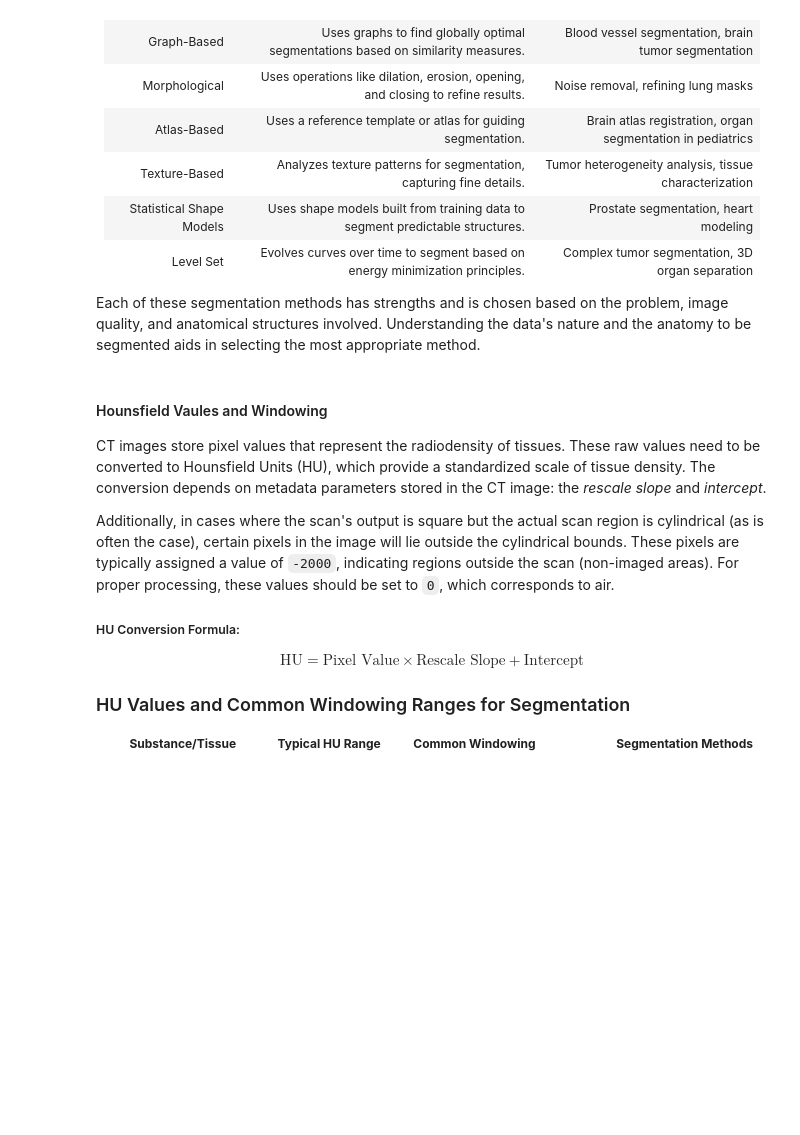
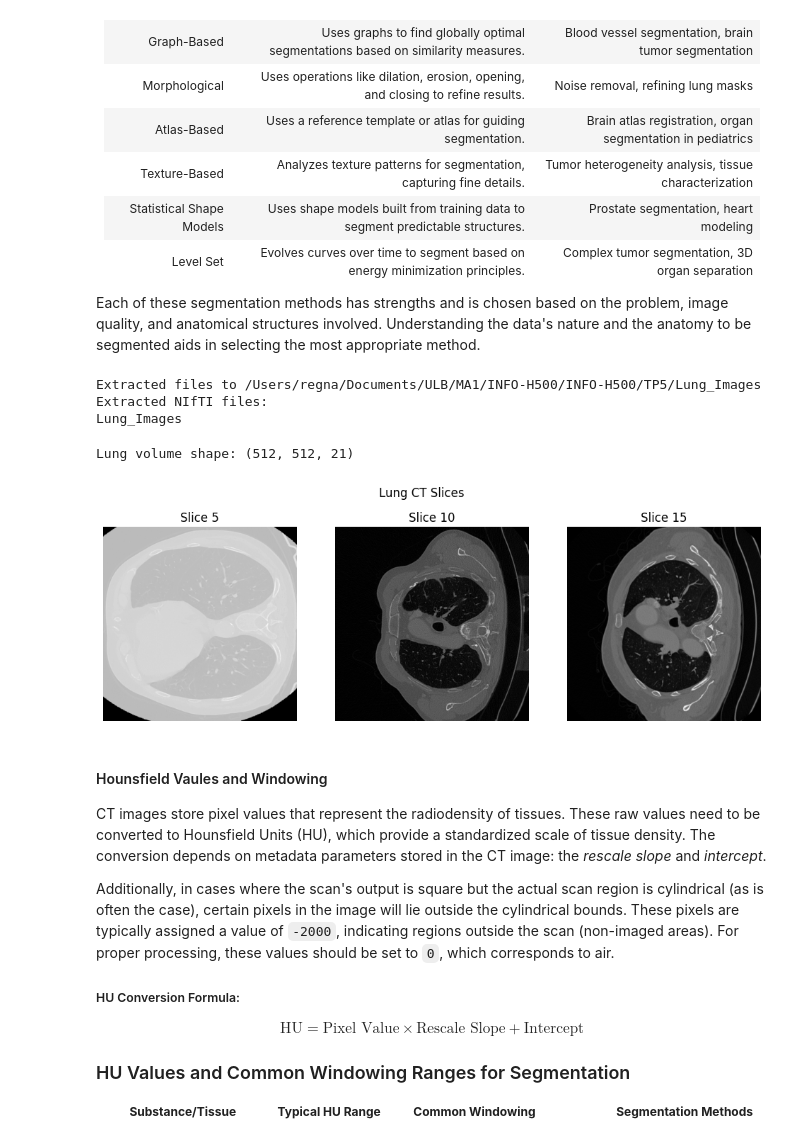
Before and after one commit to liseregn/INFO-H500, a Jupyter notebook: TP5/TP5_Medical_Image_Segmentation.ipynb, the cells around one changed output. Saved outputs shown, nothing was run; the diff lists cells and outputs as text; code cells hidden in the pictures; blank space fills up the shorter version.

```diff
--- a/TP5/TP5_Medical_Image_Segmentation.ipynb
+++ b/TP5/TP5_Medical_Image_Segmentation.ipynb
@@ -50,9 +50,38 @@ from skimage.feature import canny, local_binary_pattern
 from skimage.morphology import disk
 import os
 import glob
+# %%
+#Unzip
+import zipfile
+import os
+# Path to the zip file and the directory where the contents will be extracted
+zip_file_path = '/Users/regna/Documents/ULB/MA1/INFO-H500/INFO-H500/TP5/Lung_Images.zip'
+extract_dir = '/Users/regna/Documents/ULB/MA1/INFO-H500/INFO-H500/TP5/Lung_Images'
+
+# Check if the zip file exists
+if os.path.exists(zip_file_path):
+    # Unzip the file
+    with zipfile.ZipFile(zip_file_path, 'r') as zip_ref:
+        zip_ref.extractall(extract_dir)
+    print(f"Extracted files to {extract_dir}")
+
+    # List the contents of the extracted folder
+    extracted_files = os.listdir(extract_dir)
+    print("Extracted NIfTI files:")
+    for file in extracted_files:
+        print(file)
+else:
+    print(f"Zip file not found: {zip_file_path}")
+
+# Directory containing your DICOM files
+dicom_dir = 'Lung_images/Lung_images'
+# %% [output]
+Extracted files to /Users/regna/Documents/ULB/MA1/INFO-H500/INFO-H500/TP5/Lung_Images
+Extracted NIfTI files:
+Lung_Images
 # %%
 # Load the Lung CT slices
-input_folder = "/path/to/lung_ct_images/"
+input_folder = "/Users/regna/Documents/ULB/MA1/INFO-H500/INFO-H500/TP5/Lung_images/Lung_Images"
 file_paths = sorted(glob.glob(os.path.join(input_folder, "*.nii.gz")))
 
 # Function to resize slices to a common shape
@@ -65,8 +94,13 @@ reference_shape = nib.load(file_paths[0]).get_fdata().shape
 # Combine all slices into a 3D array with uniform shape
 lung_slices = []
 for fp in file_paths:
-    # -- Your code here -- #
+    slice_data = nib.load(fp).get_fdata()
+    if slice_data.shape != reference_shape:
+        slice_data = resize_to_shape(slice_data, reference_shape)
+    lung_slices.append(slice_data)
 
 # Stack resized slices into a 3D volume
 lung_volume = np.stack(lung_slices, axis=-1)
-print(f"Lung volume shape: {lung_volume.shape}")
+print(f"Lung volume shape: {lung_volume.shape}") # Il y a 20 slices car (512,512,21)
+# %% [output]
+Lung volume shape: (512, 512, 21)
@@ -77,3 +107,19 @@ def plot_slices(volume, title=""):
+# %%
+# Visualize function
+def plot_slices(volume, title=""):
+    fig, axes = plt.subplots(1, 3, figsize=(12, 4))
+    mid_slices = [5, 10, 15]  # Adjust based on volume size (size = 20,  on prends 3 tranches différentes)
+    for ax, slice_idx in zip(axes, mid_slices):
+        ax.imshow(volume[:, :, slice_idx], cmap='gray')
+        ax.set_title(f'Slice {slice_idx}')
+        ax.axis('off')
+    plt.suptitle(title)
+    plt.show()
+
+# Visualize the lung volume
+plot_slices(lung_volume, title="Lung CT Slices")
+# %% [output]
+[figure, added]
 # %% [markdown]
 #### Hounsfield  Vaules and Windowing
 
```
Also changed, not shown: parts of 17 cells of this notebook, 1 other file.
